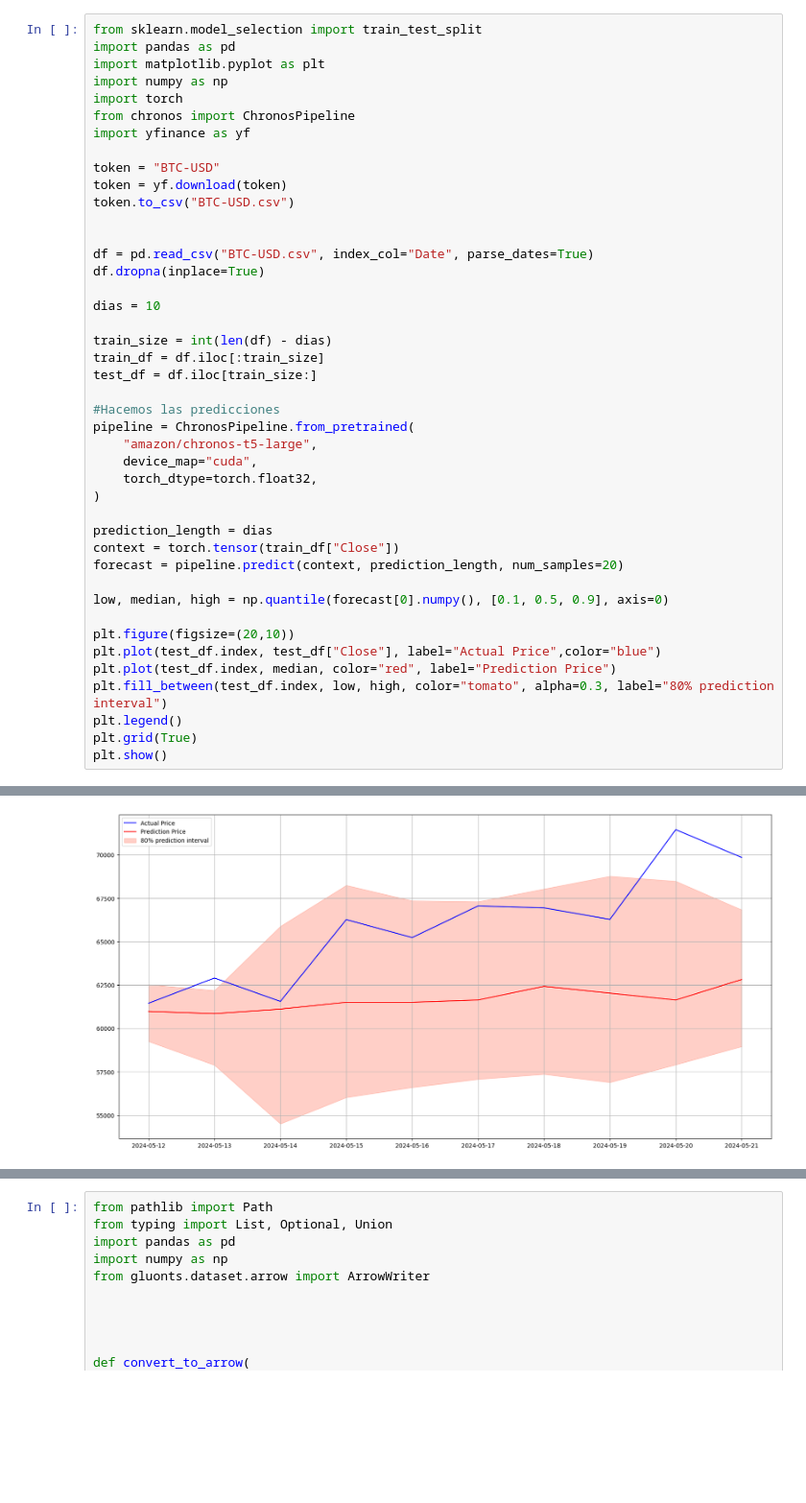
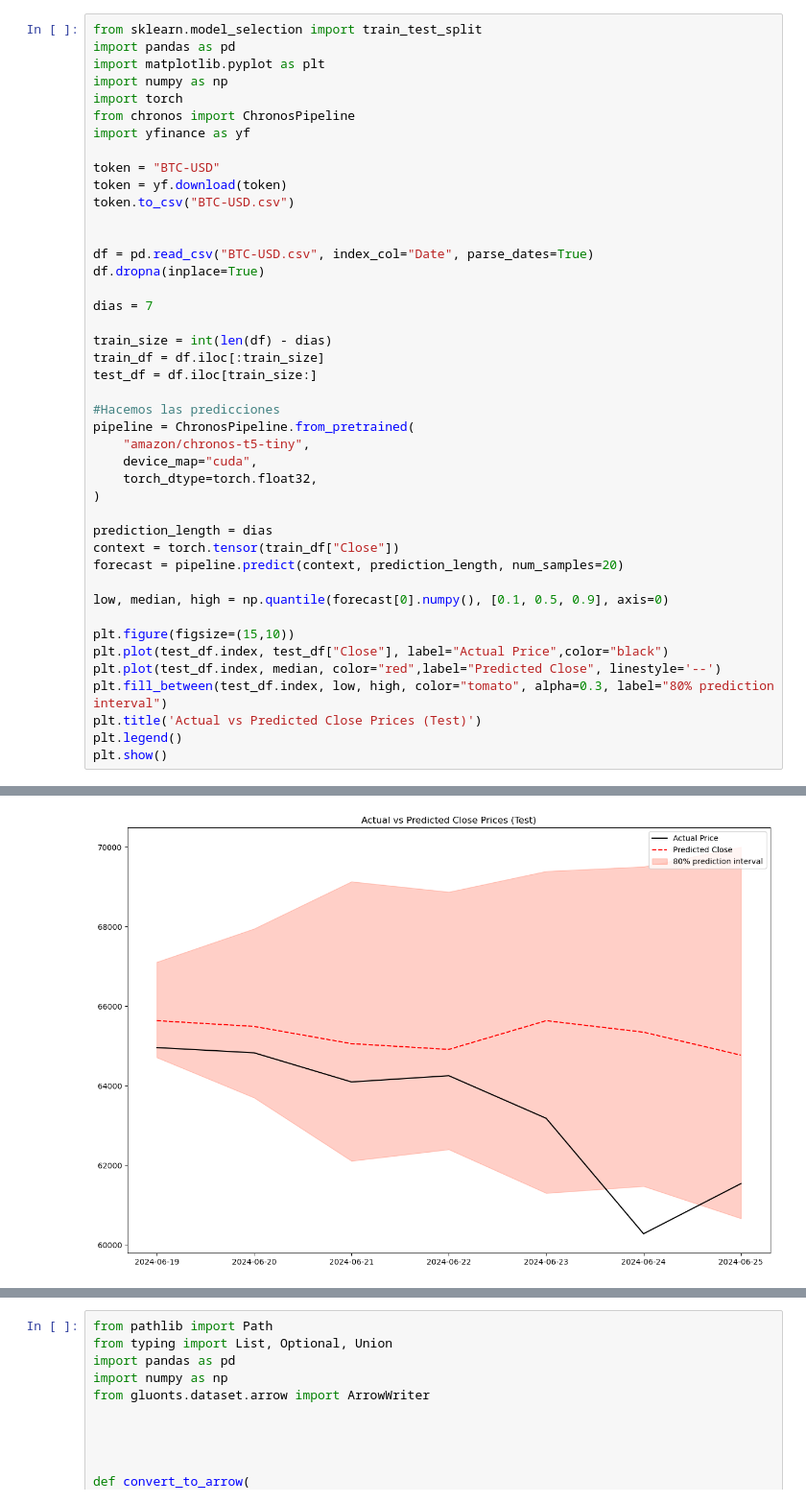
Before and after one commit to Ivo196/Price-Forecasting-Chronos-T5, a Jupyter notebook: test1.ipynb, the cells around one changed output, grey strips where cells are left out. Shown at 96% size. Saved outputs shown, nothing was run; the diff lists cells and outputs as text; blank space fills up the shorter version.

```diff
--- a/test1.ipynb
+++ b/test1.ipynb
@@ -10,40 +10,40 @@ import yfinance as yf
 token = "BTC-USD"
 token = yf.download(token)
 token.to_csv("BTC-USD.csv")
 
 
 df = pd.read_csv("BTC-USD.csv", index_col="Date", parse_dates=True)
 df.dropna(inplace=True)
 
-dias = 10
+dias = 7
 
 train_size = int(len(df) - dias)
 train_df = df.iloc[:train_size]
 test_df = df.iloc[train_size:]
 
 #Hacemos las predicciones
 pipeline = ChronosPipeline.from_pretrained(
-    "amazon/chronos-t5-large",
+    "amazon/chronos-t5-tiny",
     device_map="cuda",
     torch_dtype=torch.float32,
 )
 
 prediction_length = dias
 context = torch.tensor(train_df["Close"])
 forecast = pipeline.predict(context, prediction_length, num_samples=20)
 
 low, median, high = np.quantile(forecast[0].numpy(), [0.1, 0.5, 0.9], axis=0)
 
-plt.figure(figsize=(20,10))
-plt.plot(test_df.index, test_df["Close"], label="Actual Price",color="blue")
-plt.plot(test_df.index, median, color="red", label="Prediction Price")
+plt.figure(figsize=(15,10))
+plt.plot(test_df.index, test_df["Close"], label="Actual Price",color="black")
+plt.plot(test_df.index, median, color="red",label="Predicted Close", linestyle='--')
 plt.fill_between(test_df.index, low, high, color="tomato", alpha=0.3, label="80% prediction interval")
+plt.title('Actual vs Predicted Close Prices (Test)')
 plt.legend()
-plt.grid(True)
 plt.show()
 # %% [output]
 [*********************100%%**********************]  1 of 1 completed
-[figure, old version]
+[figure, new version]
 # %%
 from sklearn.metrics import mean_absolute_error, mean_squared_error
 list_num_samples = [5,10,15,20,50,100,150,200]
```
Also changed, not shown: parts of 2 cells of this notebook, 1 other file.
